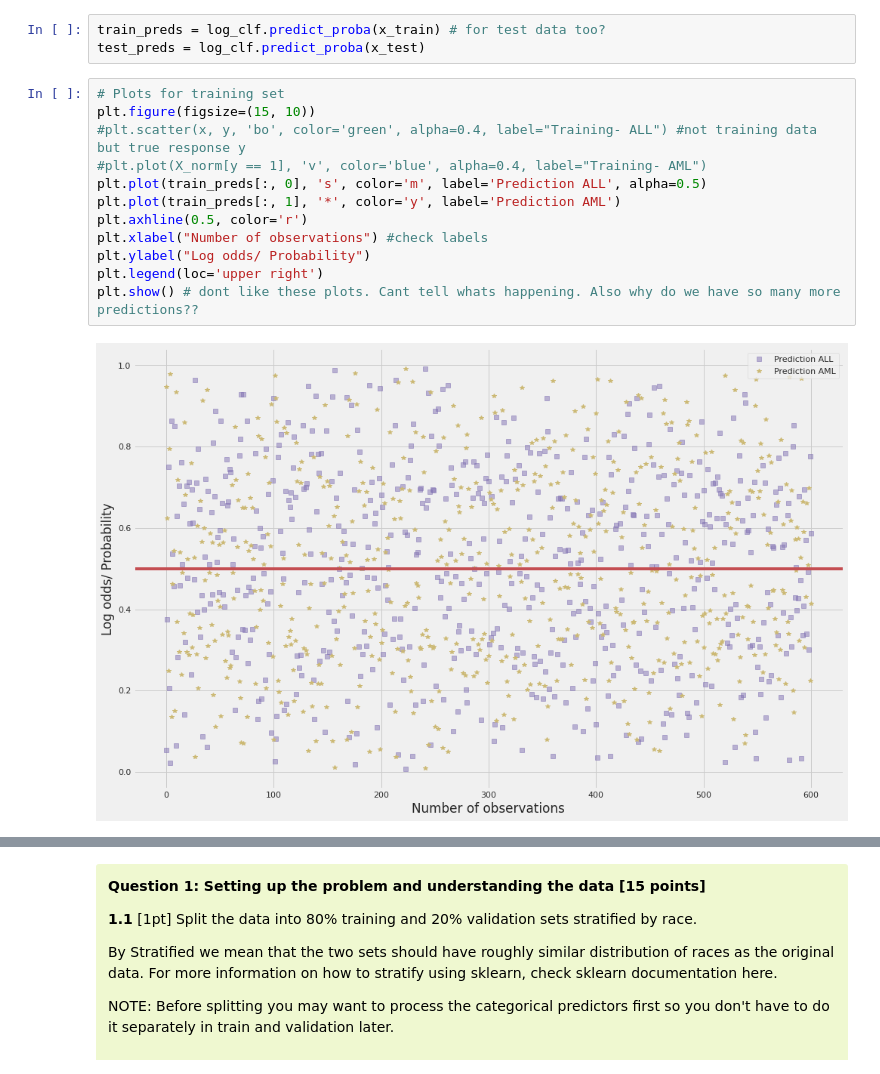
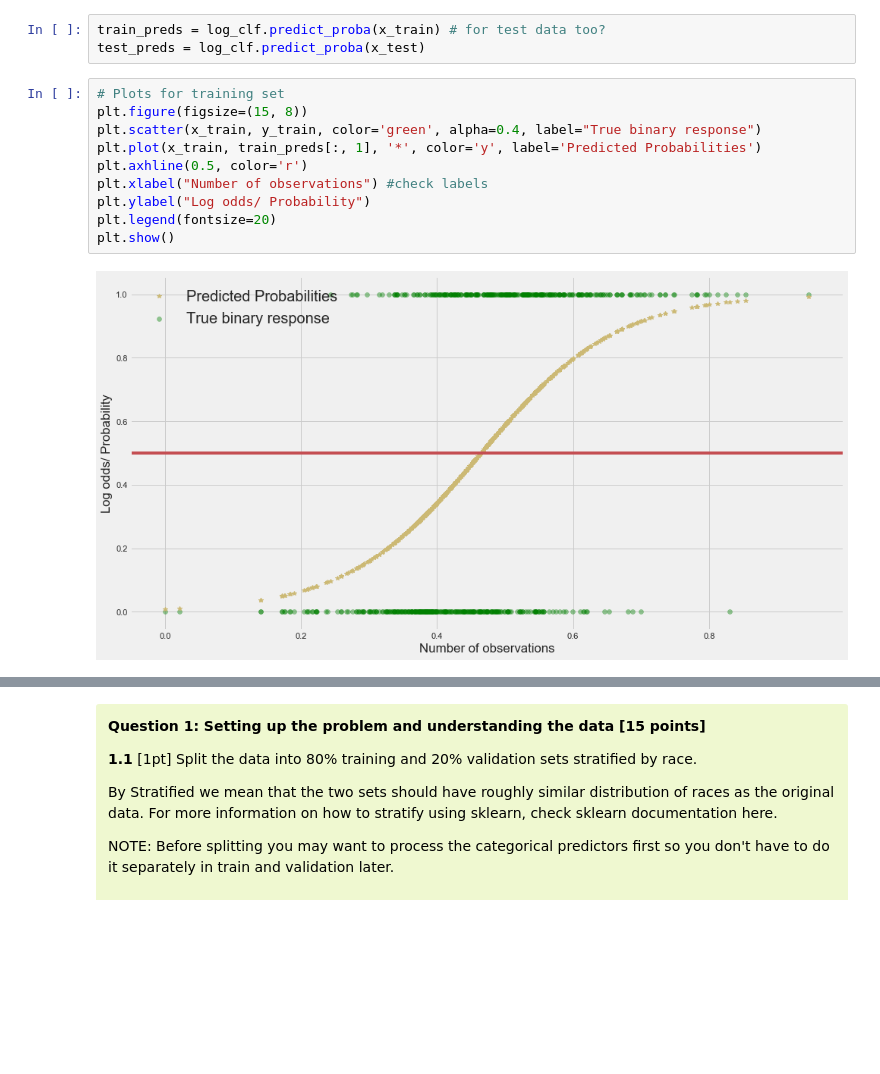
Before and after one commit to Wangsherpa/homeworks, a Jupyter notebook: Homework-3/Homework-3-student.ipynb, the cells around one changed output, grey strips where cells are left out. Drawn from its saved outputs; the diff is of its cells as text; blank space fills up the shorter version.

Commit message:
updated all plots and added table

```diff
--- a/Homework-3/Homework-3-student.ipynb
+++ b/Homework-3/Homework-3-student.ipynb
@@ -326,16 +332,14 @@ train_preds = log_clf.predict_proba(x_train) # for test data too?
 test_preds = log_clf.predict_proba(x_test)
 # %%
 # Plots for training set
-plt.figure(figsize=(15, 10))
-#plt.scatter(x, y, 'bo', color='green', alpha=0.4, label="Training- ALL") #not training data but true response y
-#plt.plot(X_norm[y == 1], 'v', color='blue', alpha=0.4, label="Training- AML")
-plt.plot(train_preds[:, 0], 's', color='m', label='Prediction ALL', alpha=0.5)
-plt.plot(train_preds[:, 1], '*', color='y', label='Prediction AML')
+plt.figure(figsize=(15, 8))
+plt.scatter(x_train, y_train, color='green', alpha=0.4, label="True binary response")
+plt.plot(x_train, train_preds[:, 1], '*', color='y', label='Predicted Probabilities')
 plt.axhline(0.5, color='r')
 plt.xlabel("Number of observations") #check labels
 plt.ylabel("Log odds/ Probability")
-plt.legend(loc='upper right')
-plt.show() # dont like these plots. Cant tell whats happening. Also why do we have so many more predictions??
+plt.legend(fontsize=20)
+plt.show()
 # %% [output]
-[figure, old version]
+[figure, new version]
 # %%
```
Also changed, not shown: parts of 23 cells of this notebook, 1 other file.
